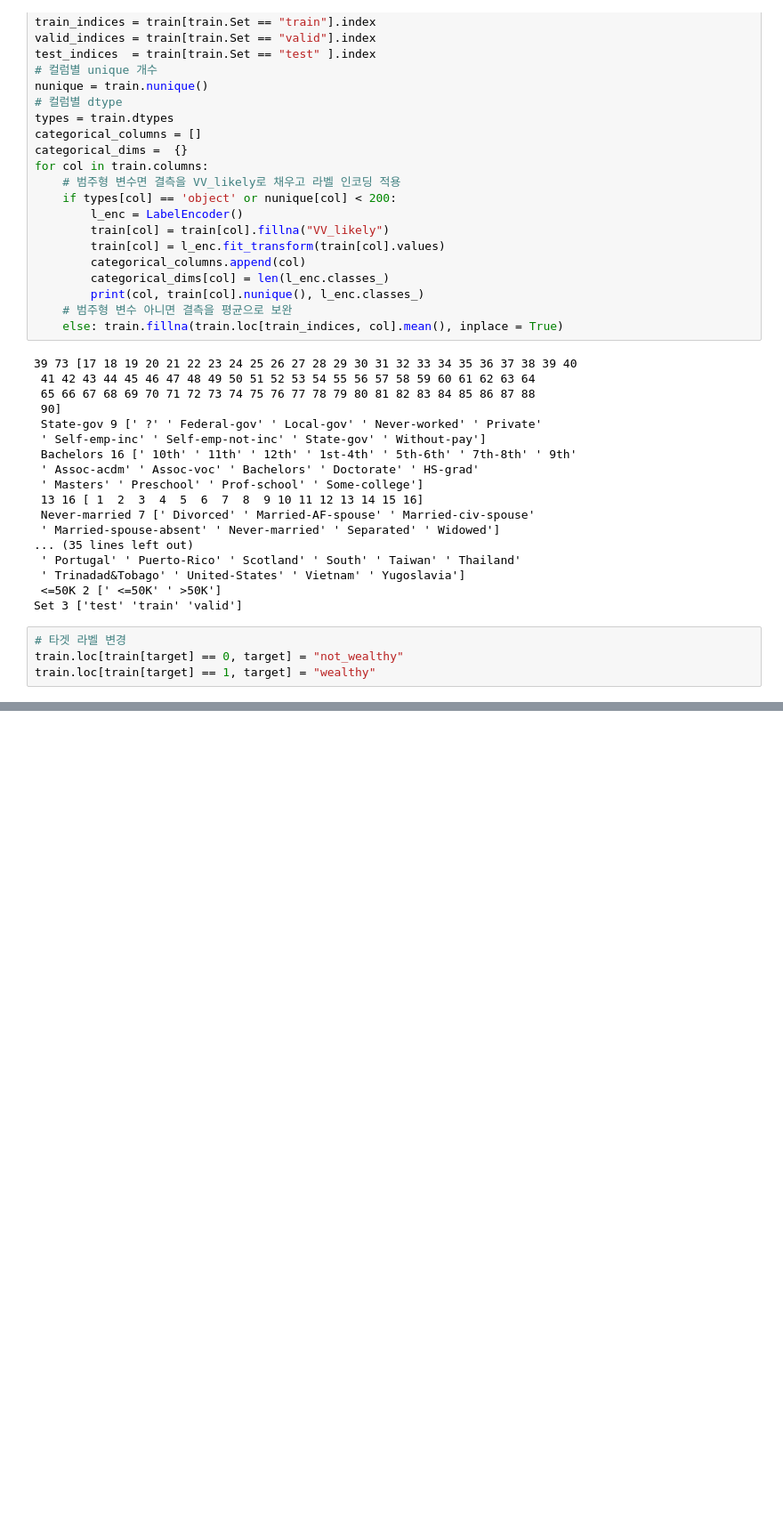
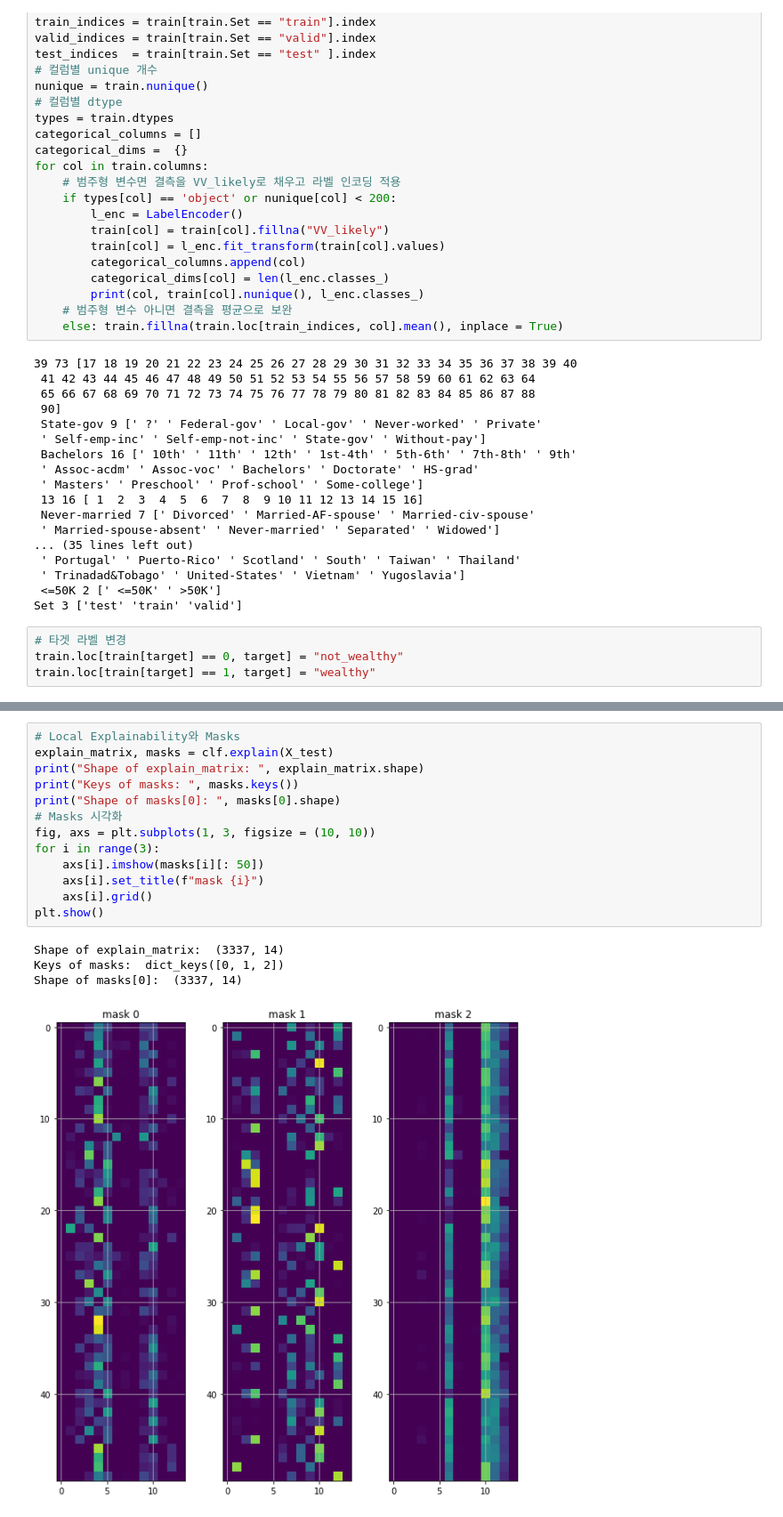
Before and after one commit to Kwan-Gu/data_science, a Jupyter notebook: ML/TabNet/example_binary_classification.ipynb, the cells around one changed output, grey strips where cells are left out. Shown: that part at 89% size. Cells and saved outputs as stored; diff of their text form; blank space fills up the shorter version.

```diff
--- a/ML/TabNet/example_binary_classification.ipynb
+++ b/ML/TabNet/example_binary_classification.ipynb
@@ -135,0 +212,18 @@ KeyboardInterrupt:
+# %%
+# Local Explainability와 Masks
+explain_matrix, masks = clf.explain(X_test)
+print("Shape of explain_matrix: ", explain_matrix.shape)
+print("Keys of masks: ", masks.keys())
+print("Shape of masks[0]: ", masks[0].shape)
+# Masks 시각화
+fig, axs = plt.subplots(1, 3, figsize = (10, 10))
+for i in range(3):
+    axs[i].imshow(masks[i][: 50])
+    axs[i].set_title(f"mask {i}")
+    axs[i].grid()
+plt.show()
+# %% [output]
+Shape of explain_matrix:  (3337, 14)
+Keys of masks:  dict_keys([0, 1, 2])
+Shape of masks[0]:  (3337, 14)
+[figure, added]
```
Also changed, not shown: parts of 10 cells of this notebook, 2 other files.
